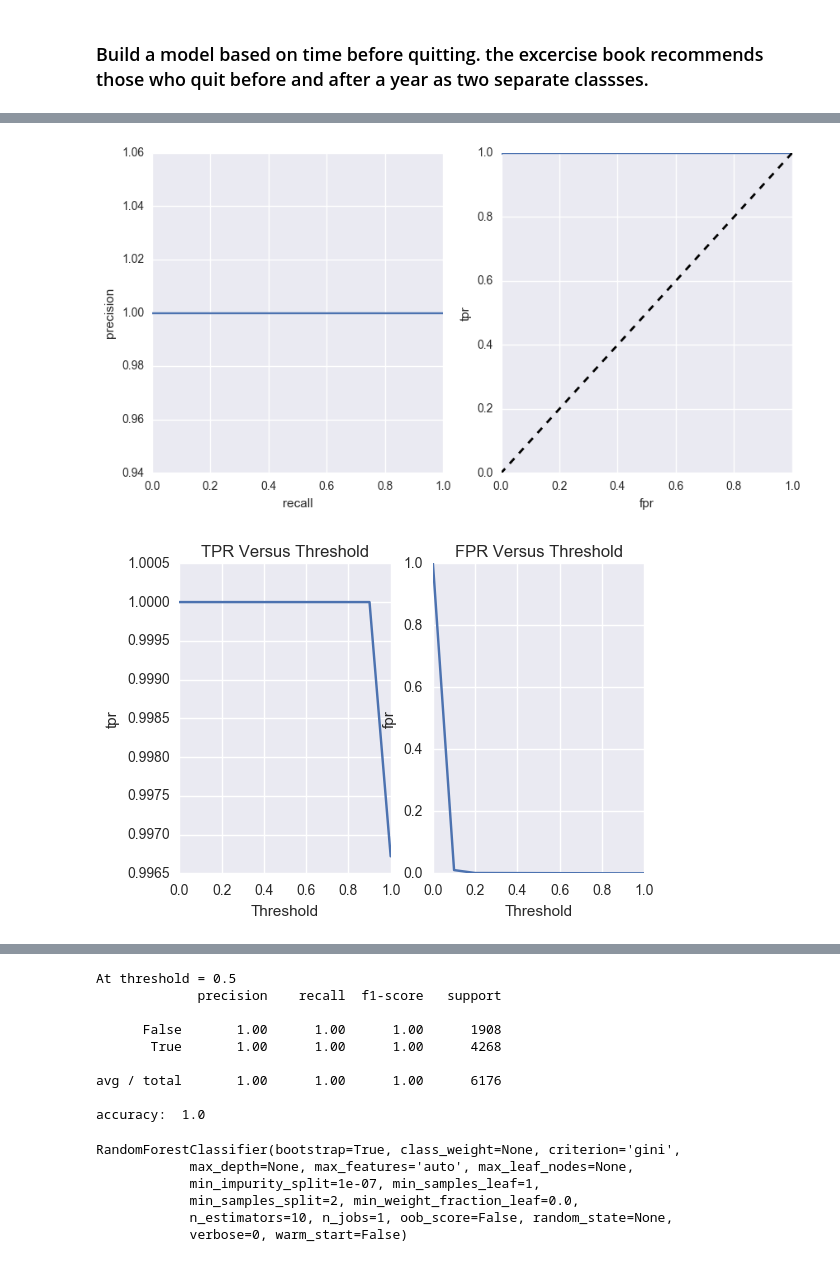
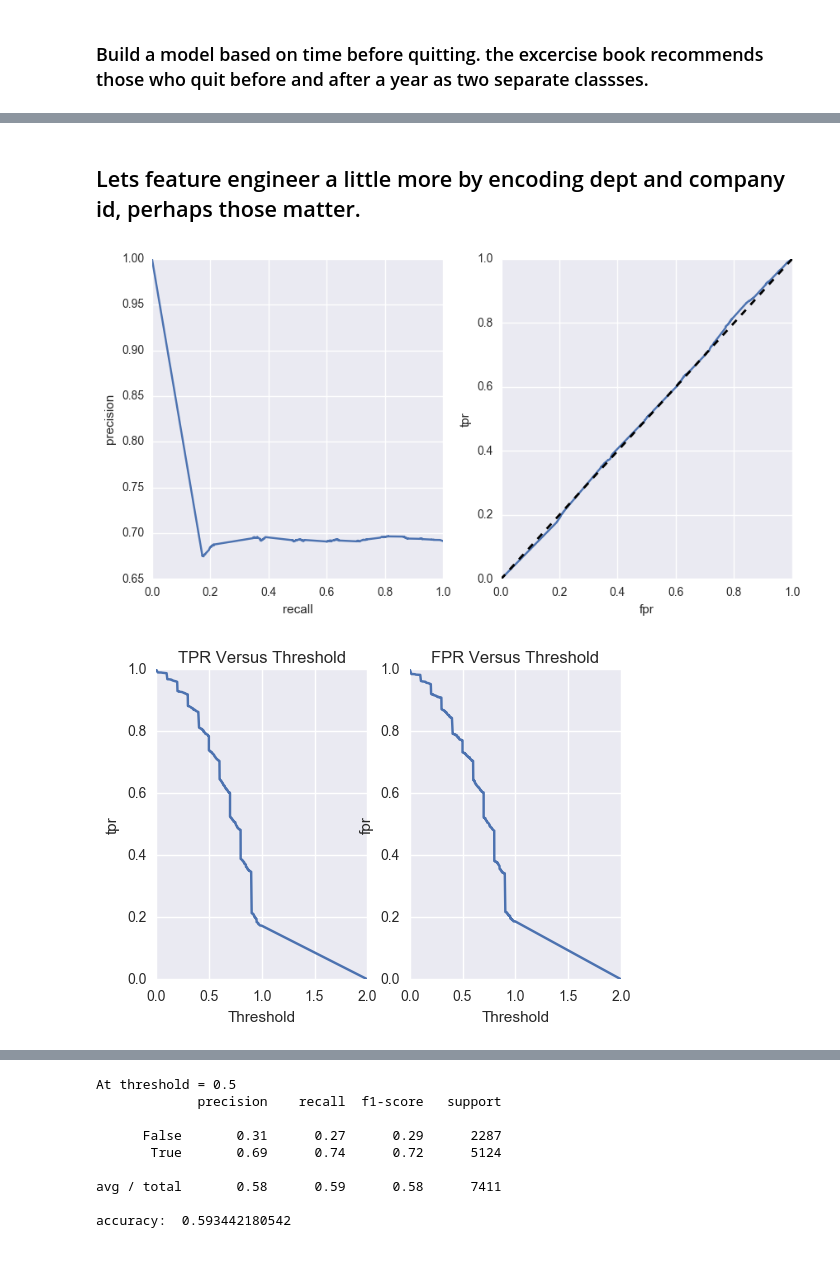
Before and after one commit to cwczarnik/DataScienceBootcamp_DC, a Jupyter notebook: employee_retention/employee_retention.ipynb, the cells around one changed output, grey strips where cells are left out. Cells and saved outputs as stored; diff of their text form; code cells hidden in the pictures.

Commit message:
adding to employee retention

```diff
--- a/employee_retention/employee_retention.ipynb
+++ b/employee_retention/employee_retention.ipynb
@@ -238,11 +238,14 @@ emp_retention.head()
 | 2 | 927315.0 | 4 | marketing | 14 | 101000.0 | 2014-10-13 | NaT | 1 | ... |
 | 3 | 662910.0 | 7 | customer_service | 20 | 115000.0 | 2012-05-14 | 2013-06-07 | 1 | ... |
 | 4 | 256971.0 | 2 | data_science | 23 | 276000.0 | 2011-10-17 | 2014-08-22 | 1 | ... |
+# %% [markdown]
+## Lets feature engineer a little more by encoding dept and company id, perhaps those matter.
 # %%
 from sklearn.cross_validation import train_test_split
-features = emp_retention[['salary','seniority','days']]
+features = emp_retention[['salary','seniority']]
 target = emp_retention['quit_within_year']
-# X_train,X_test,y_train,y_test = train_test_split(features,target)
+dummies = pd.get_dummies(emp_retention[['dept','company_id']])
+features = pd.concat([dummies,features],axis = 1)
 # %%
 from sklearn.cross_validation import train_test_split
 from sklearn.metrics import precision_recall_curve, roc_curve
@@ -252,7 +255,7 @@ import numpy as np
 
 def rfc_model_analysis(model,X,Y):
     # Model Must be a Random Forest Classifier
-    X_train,X_test,y_train,y_test = train_test_split(X,Y)
+    X_train,X_test,y_train,y_test = train_test_split(X,Y,test_size = 0.3)
     model.fit(X_train,y_train)
     predict = model.predict_proba(X_test)[:,1]
 
@@ -301,16 +304,16 @@ def rfc_model_analysis(model,X,Y):
     ax.set_yticks(ind + .3);
     ax.set_yticklabels((X_test.columns[sort_index]))
     plt.title('Feature Importance')
+    plt.show()
 
     print("At threshold = 0.5")
     print metrics.classification_report(y_test,predict>0.5)
     print 'accuracy: ',metrics.accuracy_score(y_test,predict>0.5)
-
-    return(model)
+    return(model,prec,rec,fpr,tpr)
 # %%
 from sklearn.ensemble import RandomForestClassifier
-model = RandomForestClassifier()
-rfc_model_analysis(model,features,target)
+model= RandomForestClassifier()
+fit_model,prec,rec,fpr,tpr  = rfc_model_analysis(model,features,target)
 # %% [output]
-[figure, old version]
+[figure, new version]
-[figure, old version]
+[figure, new version]
@@ -317,15 +321,9 @@ rfc_model_analysis(model,features,target)
 At threshold = 0.5
              precision    recall  f1-score   support
 
-      False       1.00      1.00      1.00      1908
-       True       1.00      1.00      1.00      4268
+      False       0.31      0.27      0.29      2287
+       True       0.69      0.74      0.72      5124
 
-avg / total       1.00      1.00      1.00      6176
+avg / total       0.58      0.59      0.58      7411
 
-accuracy:  1.0
+accuracy:  0.593442180542
-RandomForestClassifier(bootstrap=True, class_weight=None, criterion='gini',
-            max_depth=None, max_features='auto', max_leaf_nodes=None,
-            min_impurity_split=1e-07, min_samples_leaf=1,
-            min_samples_split=2, min_weight_fraction_leaf=0.0,
-            n_estimators=10, n_jobs=1, oob_score=False, random_state=None,
-            verbose=0, warm_start=False)
```
Also changed, not shown: parts of 17 cells of this notebook, 1 other file.
